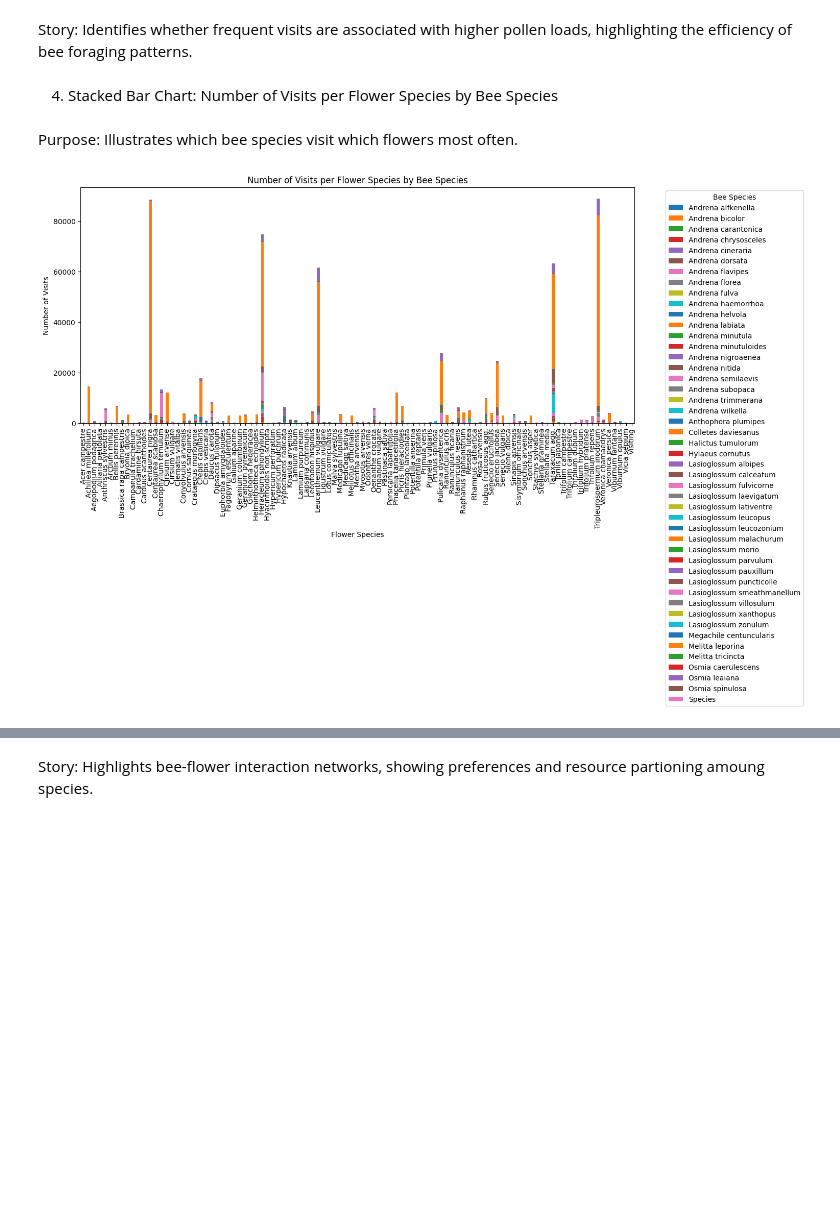
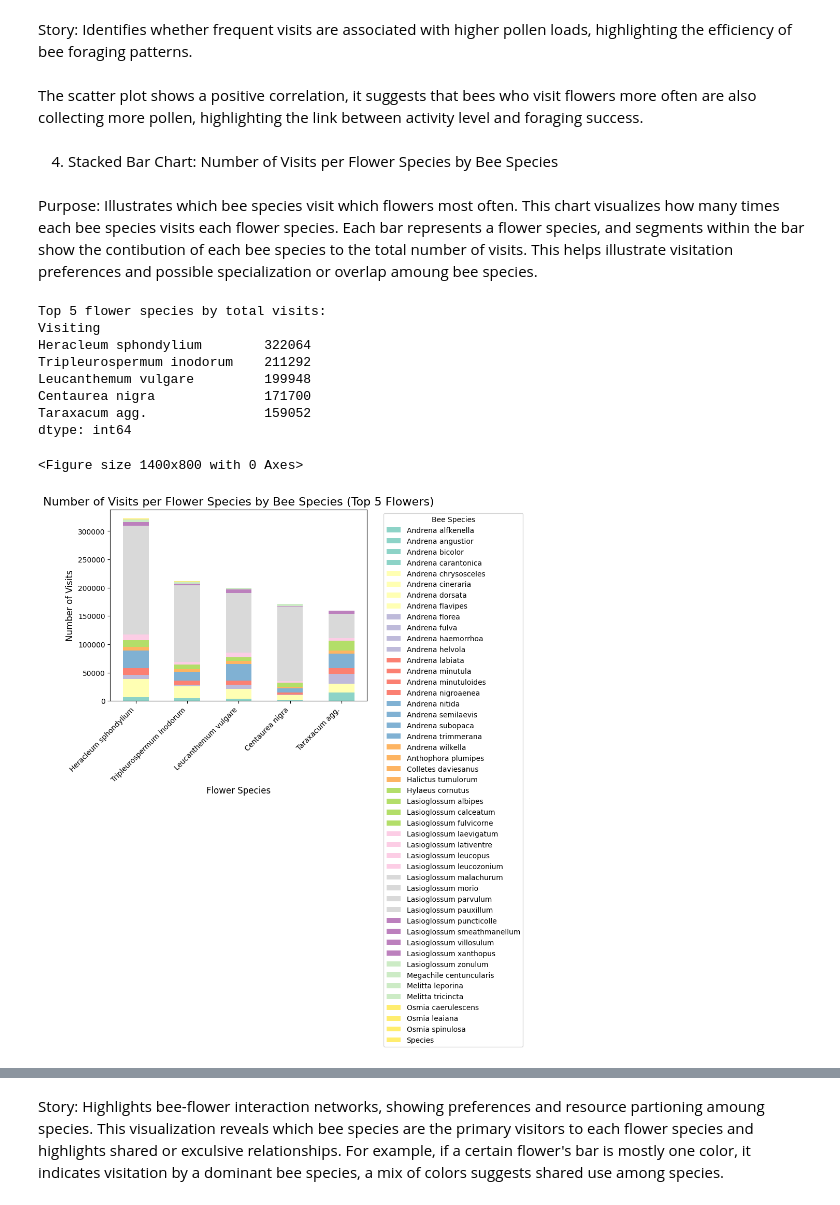
Before and after one commit to schneiderkelsey/wuuwuudata.github.io, a Jupyter notebook: plots_kelseyschneider/notebooks/visualizations.ipynb, the cells around one changed output, grey strips where cells are left out. Saved outputs shown, nothing was run; the diff lists cells and outputs as text; code cells hidden in the pictures; blank space fills up the shorter version.

Commit message:
updated project visualizations and summary

```diff
--- a/plots_kelseyschneider/notebooks/visualizations.ipynb
+++ b/plots_kelseyschneider/notebooks/visualizations.ipynb
@@ -41,8 +51,6 @@ Name: Load, Length: 99, dtype: float64
 # %%
 def safe_merge_and_analyze():
     """Safely load, merge, and analyze data"""
-
-    import pandas as pd
 
     try:
         # Load data
@@ -92,9 +100,10 @@ merged_df = safe_merge_and_analyze()
 
 # If merge was successful, try the analysis
 if merged_df is not None:
-    # Replace with actual column names from the output above
-    # avg_pollen = merged_df.groupby('actual_species_column')['actual_load_column'].mean().sort_values(ascending=False)
-    print("Use the column names shown above to create your analysis")
+    # Convert Load to numeric
+    merged_df['Load'] = pd.to_numeric(merged_df['Load'], errors='coerce')
+    avg_pollen = merged_df.groupby('Species_y')['Load'].mean().sort_values(ascending=False)
+    print("Use Species_y and Load to create my analysis")
 # %% [output]
 ✓ Data loaded successfully
 Pollen shape: (3523, 11)
@@ -114,6 +123,6 @@ Use the column names shown above to create your analysis
 # %%
-# Remove rows with merge conflict markers
-merged_df = merged_df[~merged_df['Farm'].str.contains('>>>>>>>', na=False)]
+# Remove rows with merge conflict markers (using Farm_x since that's the actual column name after merge)
+merged_df = merged_df[~merged_df['Farm_x'].str.contains('>>>>>>>', na=False)]
 
-# Convert Load to numeric (it's currently object type)
+# Load is already numeric from the merge, but ensure it stays that way
 merged_df['Load'] = pd.to_numeric(merged_df['Load'], errors='coerce')
@@ -223,17 +204,58 @@ plt.show()
 # %% [markdown]
 Story: Identifies whether frequent visits are associated with higher pollen loads, highlighting the efficiency of bee foraging patterns.
+# %% [markdown]
+The scatter plot shows a positive correlation, it suggests that bees who visit flowers more often are also collecting more pollen, highlighting the link between activity level and foraging success.
 # %% [markdown]
 4. Stacked Bar Chart: Number of Visits per Flower Species by Bee Species
 # %% [markdown]
-Purpose: Illustrates which bee species visit which flowers most often.
+Purpose: Illustrates which bee species visit which flowers most often. This chart visualizes how many times each bee species visits each flower species. Each bar represents a flower species, and segments within the bar show the contibution of each bee species to the total number of visits. This helps illustrate visitation preferences and possible specialization or overlap amoung bee species.
 # %%
-visits = merged_df.groupby(['Visiting', 'Species']).size().unstack().fillna(0)
-visits.plot(kind='bar', stacked=True, figsize=(14, 6))
-plt.title('Number of Visits per Flower Species by Bee Species')
-plt.xlabel('Flower Species')
-plt.ylabel('Number of Visits')
-plt.legend(title='Bee Species', bbox_to_anchor=(1.05, 1), loc='upper left')
-plt.tight_layout()
-plt.show()
+# Show the top 5 flower species with number of visits by bee species
+
+# Check if required columns exist
+required_cols = ['Visiting', 'Species_x']
+if all(col in merged_df.columns for col in required_cols):
+
+    # Calculate visit counts by flower species and bee species
+    visit_counts = merged_df.groupby(['Visiting', 'Species_x']).size().unstack(fill_value=0)
+
+    # Get top 5 flower species by total visits
+    total_visits_per_flower = visit_counts.sum(axis=1).sort_values(ascending=False)
+    top_5_flowers = total_visits_per_flower.head(5).index
+
+    print("Top 5 flower species by total visits:")
+    print(total_visits_per_flower.head(5))
+
+    # Filter data to show only top 5 flowers
+    visit_counts_top5 = visit_counts.loc[top_5_flowers]
+
+    # Create stacked bar chart
+    plt.figure(figsize=(14, 8))
+    ax = visit_counts_top5.plot(kind='bar', stacked=True, colormap='Set3')
+
+    plt.title('Number of Visits per Flower Species by Bee Species (Top 5 Flowers)', fontsize=16)
+    plt.xlabel('Flower Species', fontsize=12)
+    plt.ylabel('Number of Visits', fontsize=12)
+    plt.legend(title='Bee Species', bbox_to_anchor=(1.05, 1), loc='upper left')
+    plt.xticks(rotation=45, ha='right')
+    plt.tight_layout()
+    plt.show()
+
+    # Display the data table
+    print("\nVisit counts table:")
+    print(visit_counts_top5)
+
+else:
+    print(f"Required columns not found: {required_cols}")
+    print(f"Available columns: {merged_df.columns.tolist()}")
 # %% [output]
+Top 5 flower species by total visits:
+Visiting
+Heracleum sphondylium        322064
+Tripleurospermum inodorum    211292
+Leucanthemum vulgare         199948
+Centaurea nigra              171700
+Taraxacum agg.               159052
+dtype: int64
+<Figure size 1400x800 with 0 Axes>
-[figure, old version]
+[figure, new version]
@@ -240,2 +279,2 @@ plt.show()
 # %% [markdown]
-Story: Highlights bee-flower interaction networks, showing preferences and resource partioning amoung species.
+Story: Highlights bee-flower interaction networks, showing preferences and resource partioning amoung species. This visualization reveals which bee species are the primary visitors to each flower species and highlights shared or exculsive relationships. For example, if a certain flower's bar is mostly one color, it indicates visitation by a dominant bee species, a mix of colors suggests shared use among species.
```
Also changed, not shown: parts of 19 cells of this notebook, 8 other files.
